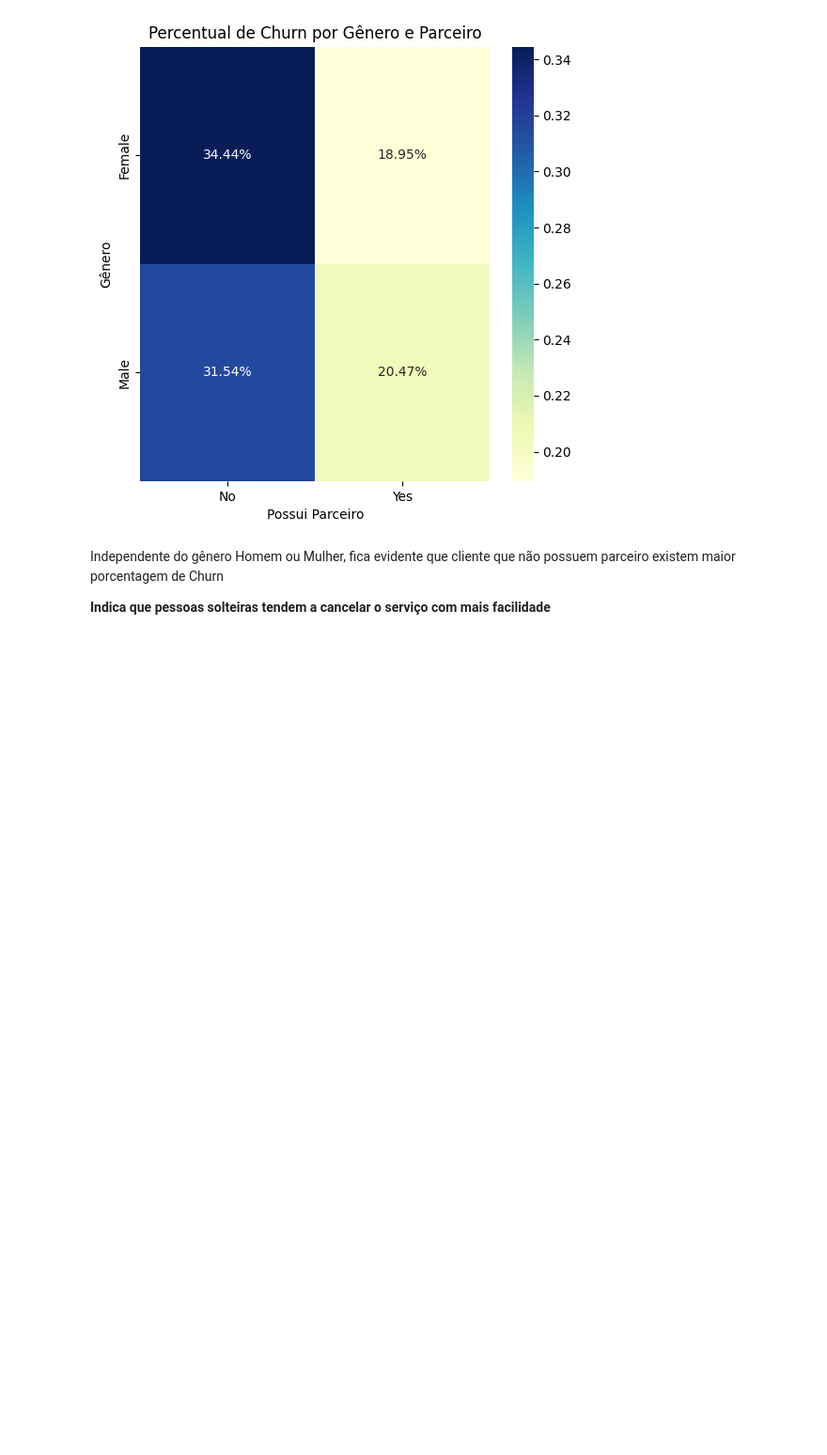
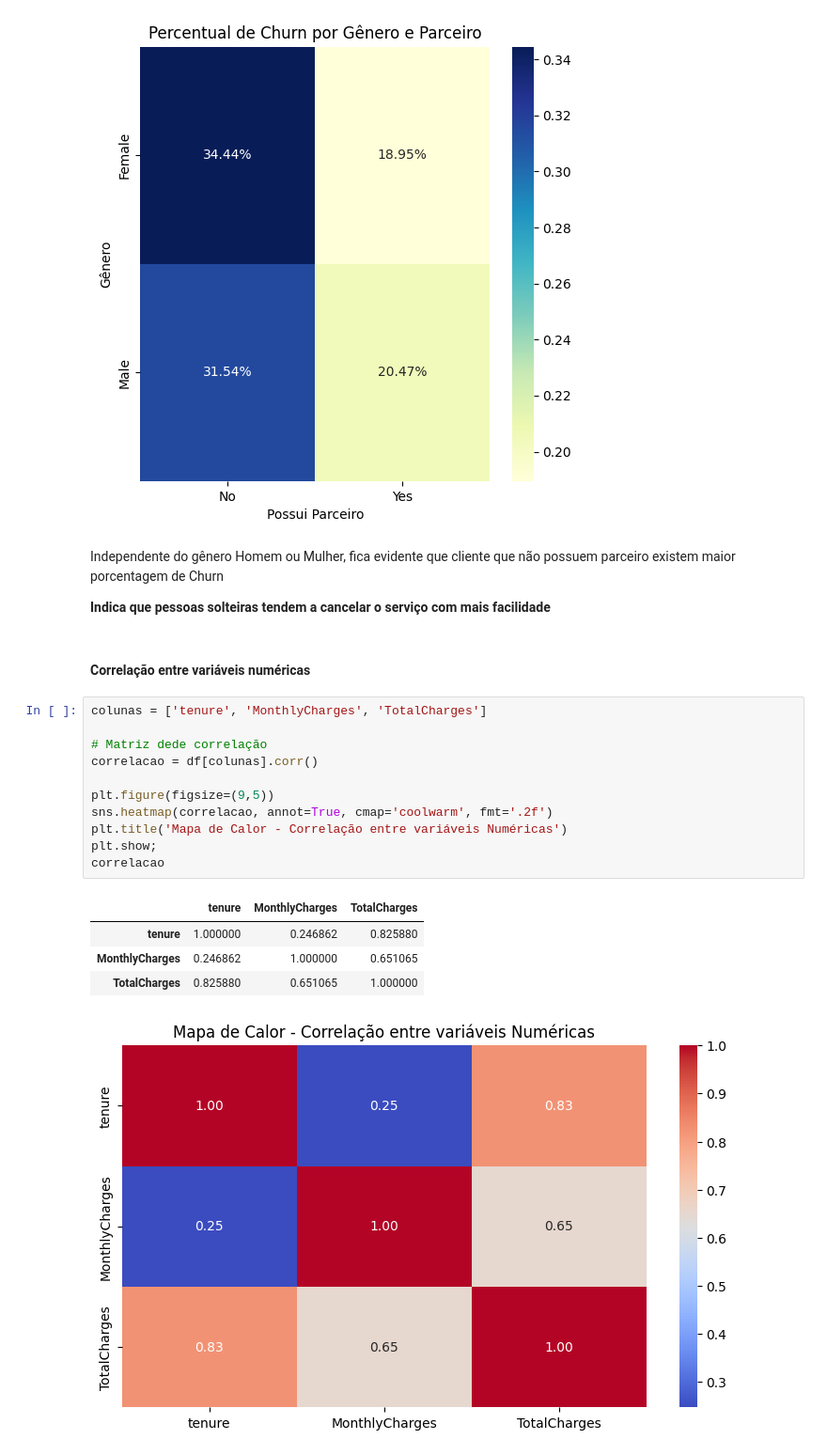
Before and after one commit to Lucas-Silva-Analytics/CaseChurn, a Jupyter notebook: notebooks/case_churn.ipynb, the cells around one changed output. Shown at 94% size. Cells and saved outputs as stored; diff of their text form; blank space fills up the shorter version.

```diff
--- a/notebooks/case_churn.ipynb
+++ b/notebooks/case_churn.ipynb
@@ -543,3 +543,22 @@ plt.show()
 Independente do gênero Homem ou Mulher, fica evidente que cliente que não possuem parceiro existem maior porcentagem de Churn
 
 **Indica que pessoas solteiras tendem a cancelar o serviço com mais facilidade**
+# %% [markdown]
+#### Correlação entre variáveis numéricas
+# %%
+colunas = ['tenure', 'MonthlyCharges', 'TotalCharges']
+
+# Matriz dede correlação
+correlacao = df[colunas].corr()
+
+plt.figure(figsize=(9,5))
+sns.heatmap(correlacao, annot=True, cmap='coolwarm', fmt='.2f')
+plt.title('Mapa de Calor - Correlação entre variáveis Numéricas')
+plt.show;
+correlacao
+# %% [output]
+|  | tenure | MonthlyCharges | TotalCharges |
+| tenure | 1.000000 | 0.246862 | 0.825880 |
+| MonthlyCharges | 0.246862 | 1.000000 | 0.651065 |
+| TotalCharges | 0.825880 | 0.651065 | 1.000000 |
+[figure, added]
```
Also changed, not shown: parts of 4 cells of this notebook.
